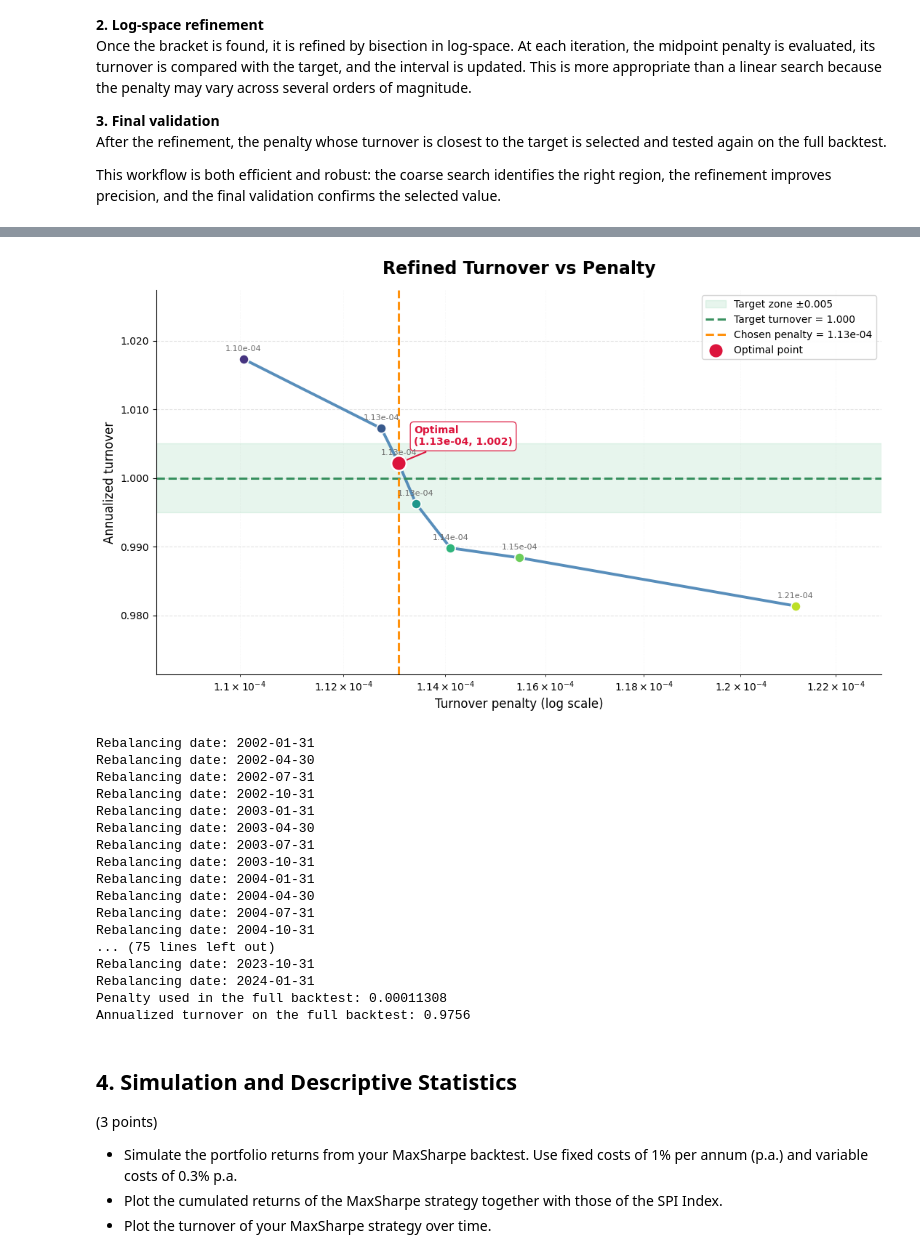
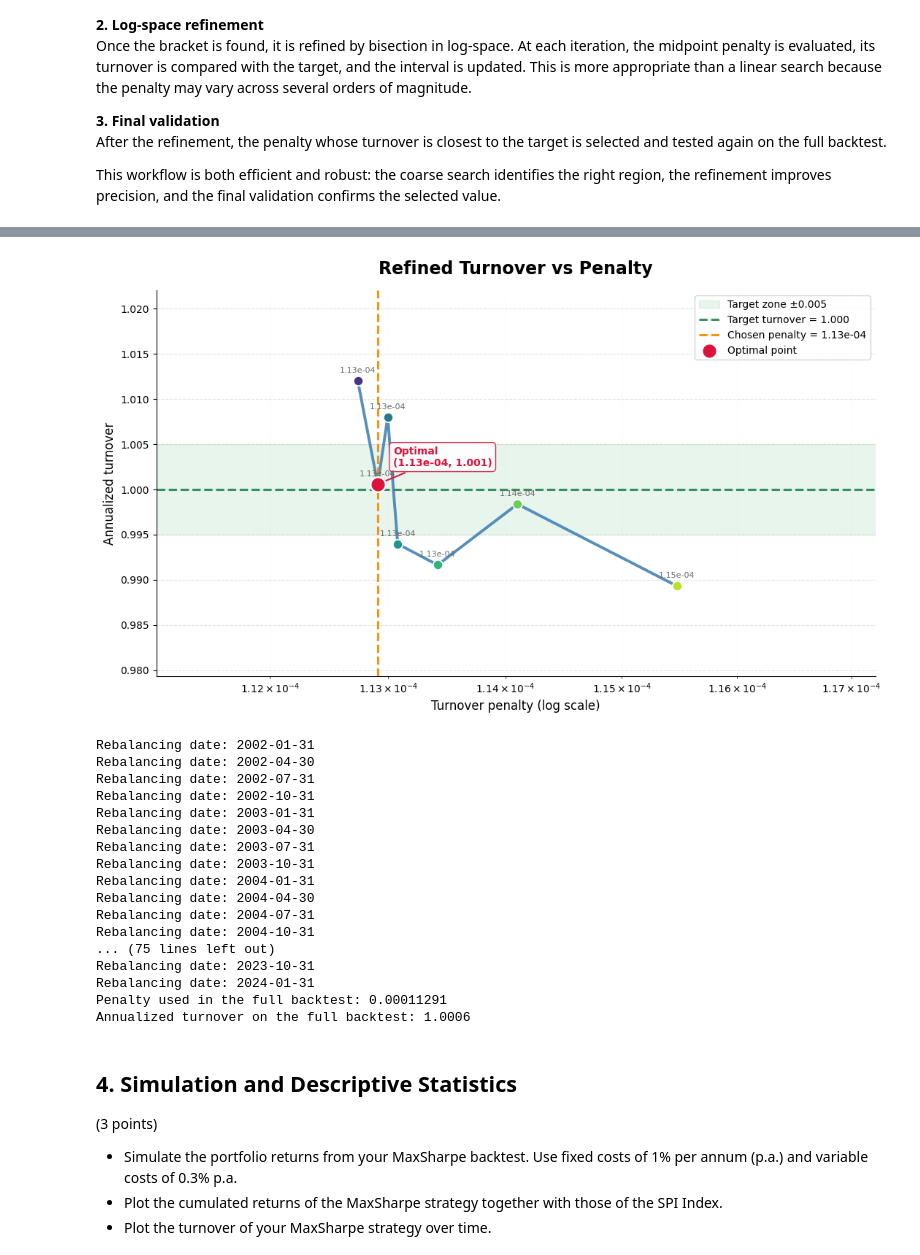
Before and after one commit to MatildeVenturi/qpmwp-course, a Jupyter notebook: assignments/assignment_3.ipynb, the cells around one changed output, grey strips where cells are left out. Drawn from its saved outputs; the diff is of its cells as text; code cells hidden in the pictures.

```diff
--- a/assignments/assignment_3.ipynb
+++ b/assignments/assignment_3.ipynb
@@ -584,7 +584,7 @@ refinement_max_iter = 10
 refinement_tol = 1e-8
 
 # Refine the bracket with a fixed number of log-space bisection updates.
-n_bisection_steps = 10
+n_bisection_steps = 12
 
 
 # Choose whether to print the rebalancing dates during the search
@@ -988,35 +992,35 @@ leg = ax.legend(
     fancybox=True,
     shadow=False,
     framealpha=0.95,
     fontsize=10
 )
 leg.get_frame().set_edgecolor('lightgray')
 
 plt.tight_layout()
 plt.show()
 
 # Re-run full backtest with selected penalty
 bs.optimization = MaxSharpe(
     covariance=Covariance(method='pearson'),
     expected_return=ExpectedReturn(method='geometric'),
-    solver_name='cvxopt',
+    solver_name=calibration_solver,
     turnover_penalty=float(best_turnover_penalty),
     risk_aversion=1.0,
     max_iter=refinement_max_iter,
     tol=refinement_tol,
 )
 
 bt_ms = Backtest()
 bt_ms.run(bs=bs)
 
 return_series = search_return_series
 to_ms = bt_ms.strategy.turnover(return_series=return_series)
 annualized_turnover_full = to_ms.iloc[1:].mean() * search_rebal_per_year
 
 print(f'Penalty used in the full backtest: {best_turnover_penalty:.8f}')
 print(f'Annualized turnover on the full backtest: {annualized_turnover_full:.4f}')
 # %% [output]
-[figure, old version]
+[figure, new version]
 Rebalancing date: 2002-01-31
 Rebalancing date: 2002-04-30
 Rebalancing date: 2002-07-31
@@ -1032,8 +1036,8 @@ Rebalancing date: 2004-10-31
 ... (75 lines left out)
 Rebalancing date: 2023-10-31
 Rebalancing date: 2024-01-31
-Penalty used in the full backtest: 0.00011308
-Annualized turnover on the full backtest: 0.9756
+Penalty used in the full backtest: 0.00011291
+Annualized turnover on the full backtest: 1.0006
 # %% [markdown]
 ## 4. Simulation and Descriptive Statistics
 
```
Also changed, not shown: parts of 7 cells of this notebook.
